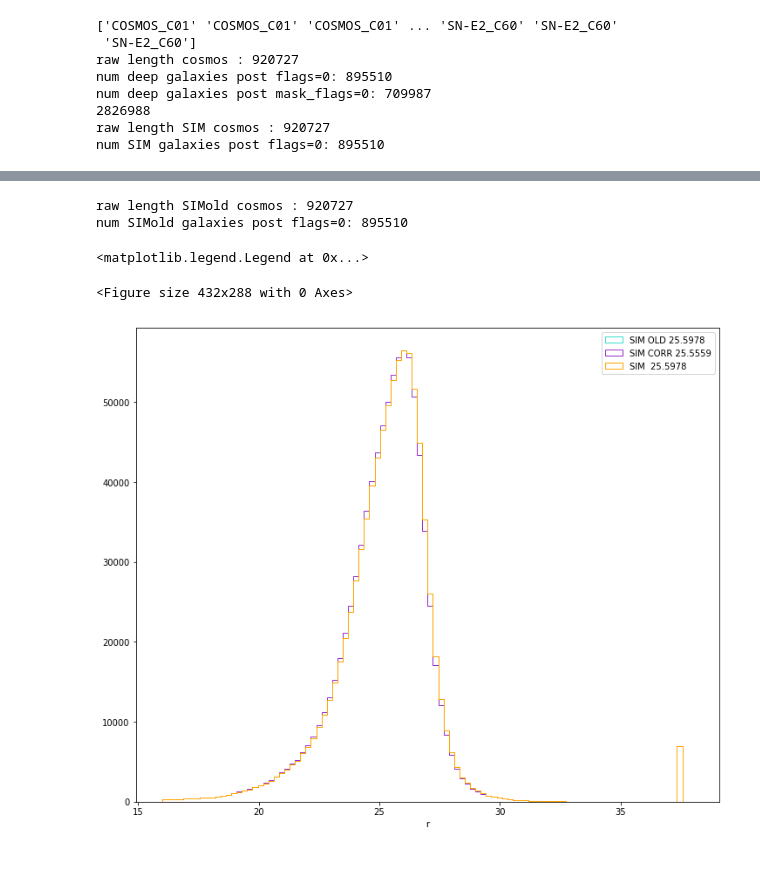
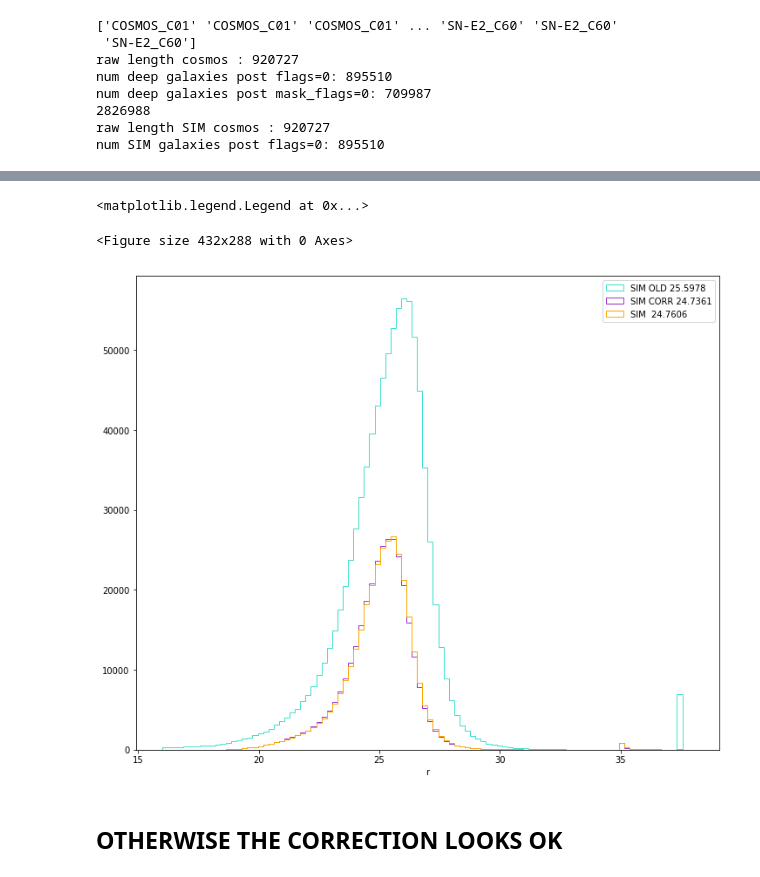
Before and after one commit to aamon/DEEP, a Jupyter notebook: CheckCosmosDF.ipynb, the cells around one changed output, grey strips where cells are left out. Drawn from its saved outputs; the diff is of its cells as text; code cells hidden in the pictures.

Commit message:
tests showing extcorr limiting area

```diff
--- a/CheckCosmosDF.ipynb
+++ b/CheckCosmosDF.ipynb
@@ -76,22 +102,18 @@ num deep galaxies post mask_flags=0: 709987
 raw length SIM cosmos : 920727
 num SIM galaxies post flags=0: 895510
 # %%
-
-
 deep_fields_files = ['/global/cscratch1/sd/aamon/DEEP/FromWill/run-ugriz-mof02_extcorr_24Apr20.fits',
                      '/global/cscratch1/sd/aamon/DEEP/FromWill/run-fmof-dv02_extcorr_24Apr20.fits',
-                     '/global/project/projectdirs/des/y3-image-sims/run-fmof-dv02.fits']
+                     '/global/cscratch1/sd/aamon/DEEP/MOFcats/COSMOS/run-fmof-dv02.fits',
+                     '/global/project/projectdirs/des/y3-image-sims/run-fmof-dv02_extcorr.fits']
 
 # read in DES file
 desfile = fits.open(deep_fields_files[0])
 snc=Table(desfile[1].data)
 
-
 data = fitsio.read(deep_fields_files[0])
-print(data['tilename'])
 ind = eu.numpy_util.strmatch(data['tilename'], 'COSMOS*')
 cosmos=snc[ind]
-
 print('raw length cosmos :', len(cosmos))
 cosmos_nomask=cosmos[cosmos['flags']==0]
 print("num deep galaxies post flags=0:",len(cosmos_nomask))
@@ -106,15 +126,22 @@ num deep galaxies post mask_flags=0: 709987
 # %%
 import pandas as pd
 simfile = fits.open(deep_fields_files[1])
-snc2=Table(desfile[1].data)
+snc2=Table(simfile[1].data)
 print(len(snc2))
 
-
-tilename=pd.DataFrame(snc2['tilename'])
-ind=tilename['tilename'].str.contains("COSMOS")
-ind=ind.to_numpy()
-sim=snc2[ind]
+sim=snc2 #[ind]
 print('raw length SIM cosmos :', len(sim))
 sim=sim[sim['flags']==0]
 print("num SIM galaxies post flags=0:",len(sim))
+
+
+imfile = fits.open(deep_fields_files[2])
+snc3=Table(desfile[1].data)
+tilename=pd.DataFrame(snc3['tilename'])
+ind=tilename['tilename'].str.contains("COSMOS")
+ind=ind.to_numpy()
+simold=snc3[ind]
+print('raw length SIMold cosmos :', len(simold))
+simold=simold[simold['flags']==0]
+print("num SIMold galaxies post flags=0:",len(simold))
 # %% [output]
@@ -124,33 +169,22 @@ num SIM galaxies post flags=0: 895510
 # %%
-simfile = fits.open(deep_fields_files[2])
-snc3=Table(desfile[1].data)
-
-tilename=pd.DataFrame(snc3['tilename'])
-ind=tilename['tilename'].str.contains("COSMOS")
-ind=ind.to_numpy()
-simold=snc3[ind]
-print('raw length SIMold cosmos :', len(simold))
-simold=simold[simold['flags']==0]
-print("num SIMold galaxies post flags=0:",len(simold))
-
 
 #CHECK DE_RED LOOKS OK COMPARED TO OLD FILE - NON CORRECTED IN NEW FILE IS THE SAME AS THE OLD FILE
 plt.figure()
 fig, ax = plt.subplots(figsize=(12,10))
 plt.hist(simold['bdf_mag'][:,2],100,color='turquoise',range=(16,38),histtype='step',label='SIM OLD %.7s' %  (np.median(simold['bdf_mag'])))
 plt.hist(sim['bdf_mag_dered'][:,2],100,color='darkorchid',range=(16,38),histtype='step',label='SIM CORR %.7s' %  (np.median(sim['bdf_mag_dered'])))#plt.hist(deep_data[deep_data['FIELD']=='X3']['BDF_MAG_J'],100,color='blue',alpha=0.5,label='X3 %s' %len(x3))
 plt.hist(sim['bdf_mag'][:,2],100,color='orange',range=(16,38),histtype='step',label='SIM  %.7s' %  (np.median(sim['bdf_mag'])))#plt.hist(deep_data[deep_data['FIELD']=='X3']['BDF_MAG_J'],100,color='blue',alpha=0.5,label='X3 %s' %len(x3))
 
 plt.xlabel('r')
 
 #plt.yscale('log')
 plt.legend()
 # %% [output]
-raw length SIMold cosmos : 920727
-num SIMold galaxies post flags=0: 895510
+<matplotlib.legend.Legend at 0x...>
-<matplotlib.legend.Legend at 0x...>
+<Figure size 432x288 with 0 Axes>
-<Figure size 432x288 with 0 Axes>
-[figure, old version]
+[figure, new version]
+# %% [markdown]
+## OTHERWISE THE CORRECTION LOOKS OK
 # %%
 #MAG HISTS WITH AND WITHOUT CORRECTION FOR RIZ
 plt.figure()
```
Also changed, not shown: parts of 13 cells of this notebook.
